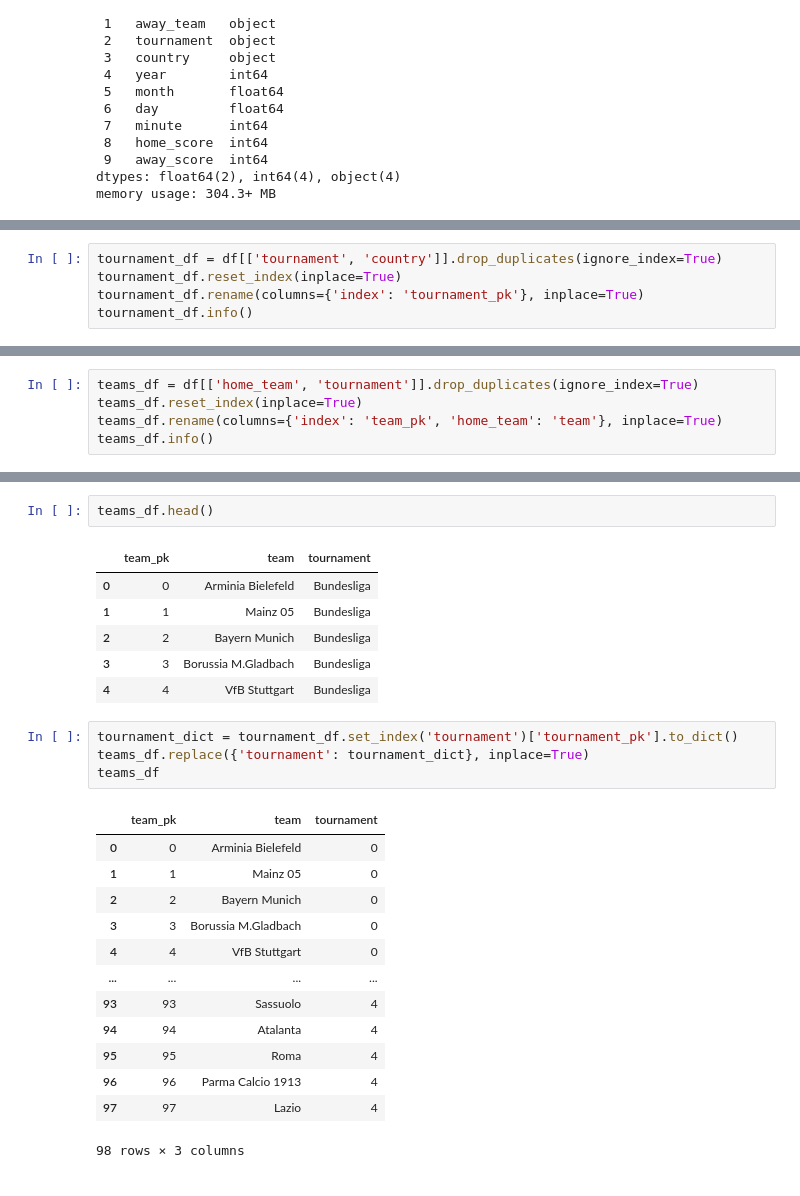
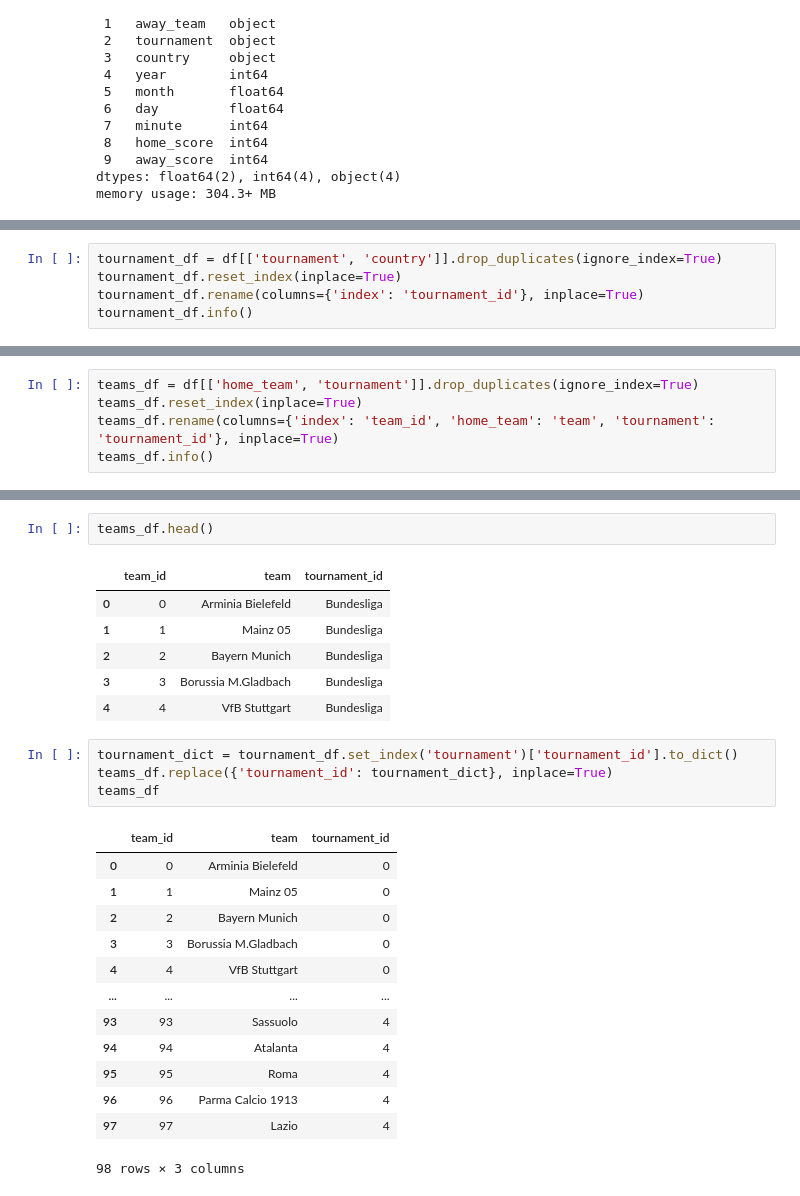
Before and after one commit to MandarParkar/DBA-Project, a Jupyter notebook: data_splitting.ipynb, the cells around one changed output, grey strips where cells are left out. Saved outputs shown, nothing was run; the diff lists cells and outputs as text.

```diff
--- a/data_splitting.ipynb
+++ b/data_splitting.ipynb
@@ -33,7 +33,7 @@ df.head()
 # %%
 tournament_df = df[['tournament', 'country']].drop_duplicates(ignore_index=True)
 tournament_df.reset_index(inplace=True)
-tournament_df.rename(columns={'index': 'tournament_pk'}, inplace=True)
+tournament_df.rename(columns={'index': 'tournament_id'}, inplace=True)
 tournament_df.info()
 # %% [output]
 <class 'pandas.core.frame.DataFrame'>
@@ -58,7 +58,7 @@ tournament_df.head()
 # %%
 teams_df = df[['home_team', 'tournament']].drop_duplicates(ignore_index=True)
 teams_df.reset_index(inplace=True)
-teams_df.rename(columns={'index': 'team_pk', 'home_team': 'team'}, inplace=True)
+teams_df.rename(columns={'index': 'team_id', 'home_team': 'team', 'tournament': 'tournament_id'}, inplace=True)
 teams_df.info()
 # %% [output]
 <class 'pandas.core.frame.DataFrame'>
@@ -74,18 +74,18 @@ memory usage: 2.4+ KB
 # %%
 teams_df.head()
 # %% [output]
-|  | team_pk | team | tournament |
+|  | team_id | team | tournament_id |
 | 0 | 0 | Arminia Bielefeld | Bundesliga |
 | 1 | 1 | Mainz 05 | Bundesliga |
 | 2 | 2 | Bayern Munich | Bundesliga |
 | 3 | 3 | Borussia M.Gladbach | Bundesliga |
 | 4 | 4 | VfB Stuttgart | Bundesliga |
 # %%
-tournament_dict = tournament_df.set_index('tournament')['tournament_pk'].to_dict()
-teams_df.replace({'tournament': tournament_dict}, inplace=True)
+tournament_dict = tournament_df.set_index('tournament')['tournament_id'].to_dict()
+teams_df.replace({'tournament_id': tournament_dict}, inplace=True)
 teams_df
 # %% [output]
-|  | team_pk | team | tournament |
+|  | team_id | team | tournament_id |
 | 0 | 0 | Arminia Bielefeld | 0 |
 | 1 | 1 | Mainz 05 | 0 |
 | 2 | 2 | Bayern Munich | 0 |
```
Also changed, not shown: parts of 12 cells of this notebook, 7 other files.
